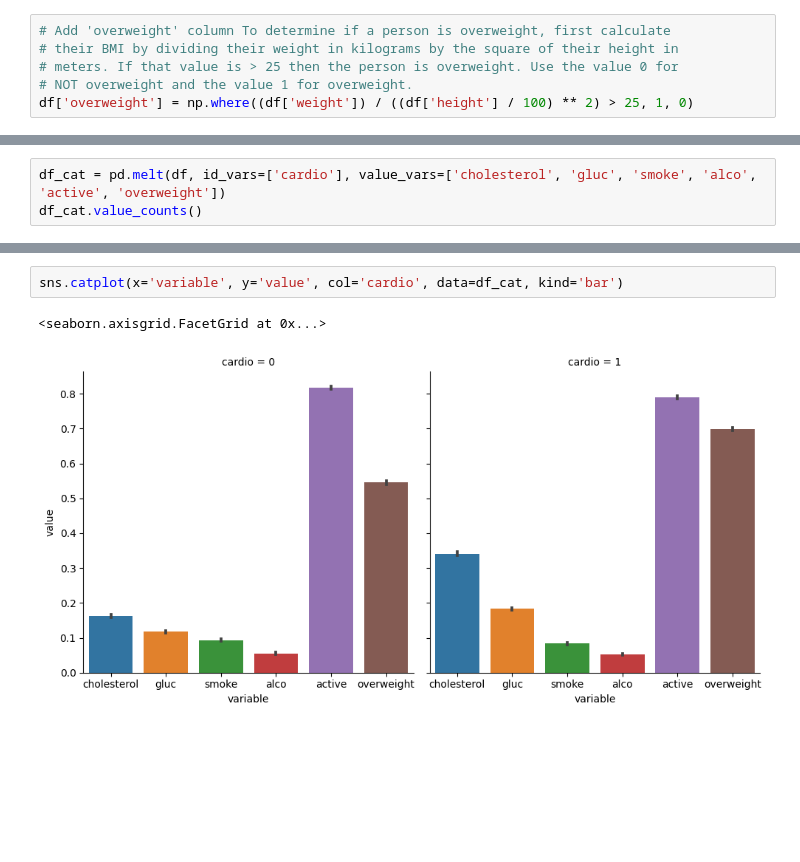
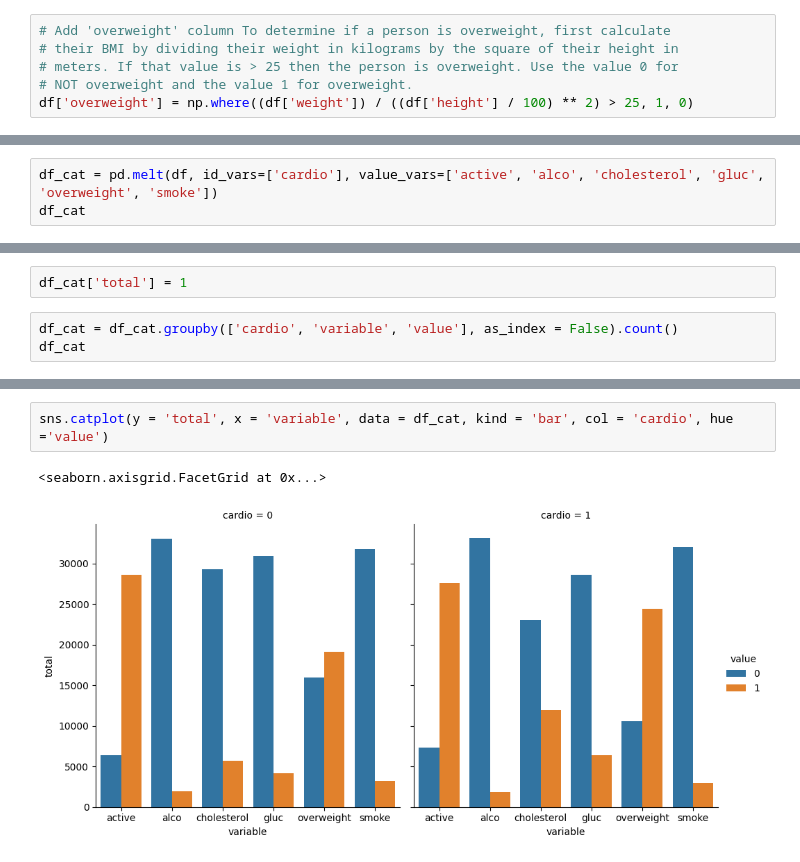
Before and after one commit to vinnym202/data_analysis_cert, a Jupyter notebook: Projects/medical_data_visualizer.ipynb, the cells around one changed output, grey strips where cells are left out. Cells and saved outputs as stored; diff of their text form; blank space fills up the shorter version.

```diff
--- a/Projects/medical_data_visualizer.ipynb
+++ b/Projects/medical_data_visualizer.ipynb
@@ -18,4 +33,4 @@ df['gluc'] = np.where(df['gluc'] > 1, 1, 0)
 # %%
-df_cat = pd.melt(df, id_vars=['cardio'], value_vars=['cholesterol', 'gluc', 'smoke', 'alco', 'active', 'overweight'])
-df_cat.value_counts()
+df_cat = pd.melt(df, id_vars=['cardio'], value_vars=['active', 'alco', 'cholesterol', 'gluc', 'overweight', 'smoke'])
+df_cat
 # %% [output]
@@ -38,0 +50,5 @@ dtype: int64
+# %%
+df_cat['total'] = 1
+# %%
+df_cat = df_cat.groupby(['cardio', 'variable', 'value'], as_index = False).count()
+df_cat
@@ -39,5 +73,5 @@ dtype: int64
 # %%
-sns.catplot(x='variable', y='value', col='cardio', data=df_cat, kind='bar')
+sns.catplot(y = 'total', x = 'variable', data = df_cat, kind = 'bar', col = 'cardio', hue ='value')
 # %% [output]
 <seaborn.axisgrid.FacetGrid at 0x...>
-[figure, old version]
+[figure, new version]
```
Also changed, not shown: parts of 7 cells of this notebook, 1 other file.
